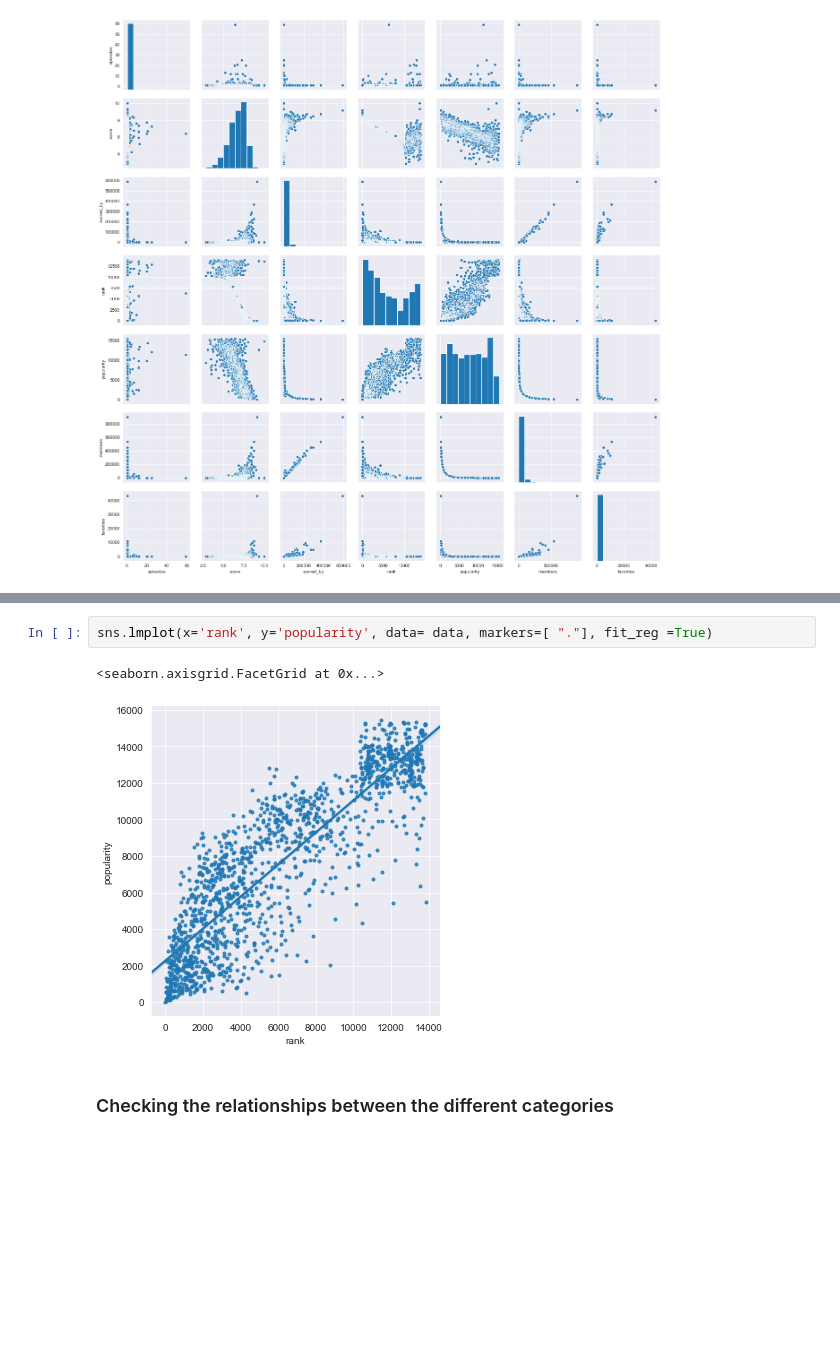
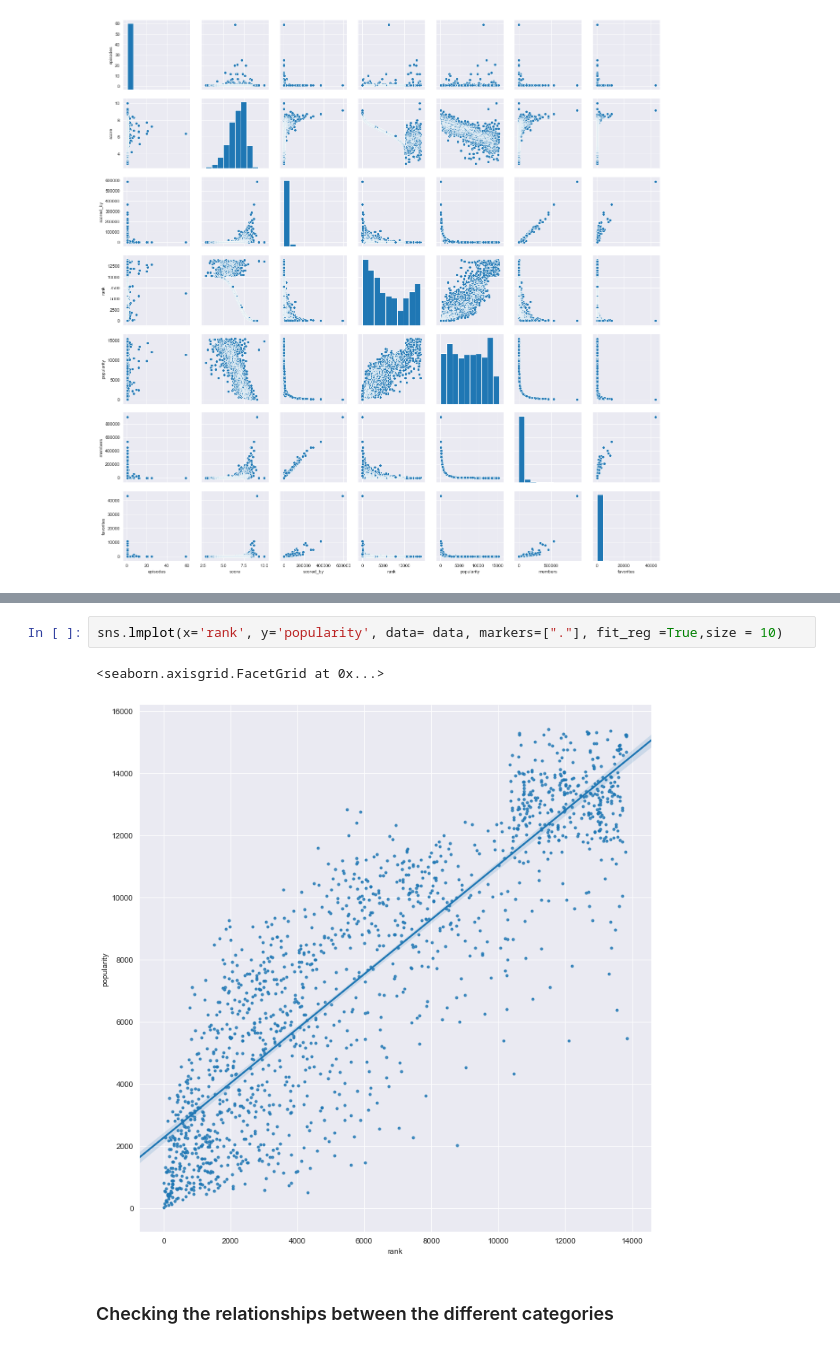
Before and after one commit to sdman135/Anime_Score_Predictor---Project-3, a Jupyter notebook: Sam's Project 3.ipynb, the cells around one changed output, grey strips where cells are left out. Cells and saved outputs as stored; diff of their text form; blank space fills up the shorter version.

Commit message:
added more graphs

```diff
--- a/Sam's Project 3.ipynb
+++ b/Sam's Project 3.ipynb
@@ -109,8 +110,8 @@ sns.lmplot(x='episodes', y='score', data= data, markers=[ "."], fit_reg =True)
 # %%
-sns.lmplot(x='rank', y='popularity', data= data, markers=[ "."], fit_reg =True)
+sns.lmplot(x='rank', y='popularity', data= data, markers=["."], fit_reg =True,size = 10)
 # %% [output]
 <seaborn.axisgrid.FacetGrid at 0x...>
-[figure, old version]
+[figure, new version]
 # %% [markdown]
 ### Checking the relationships between the different categories
 # %%
```
Also changed, not shown: parts of 20 cells of this notebook.
